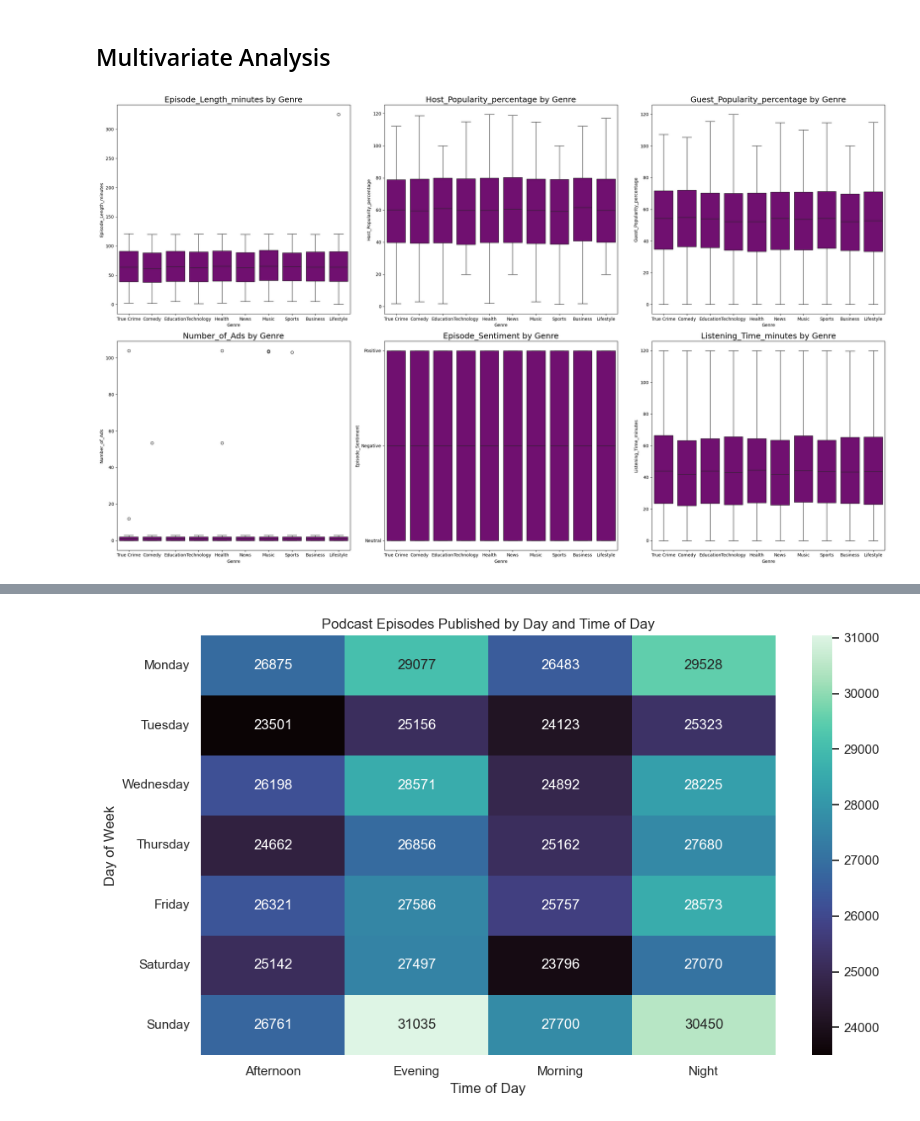
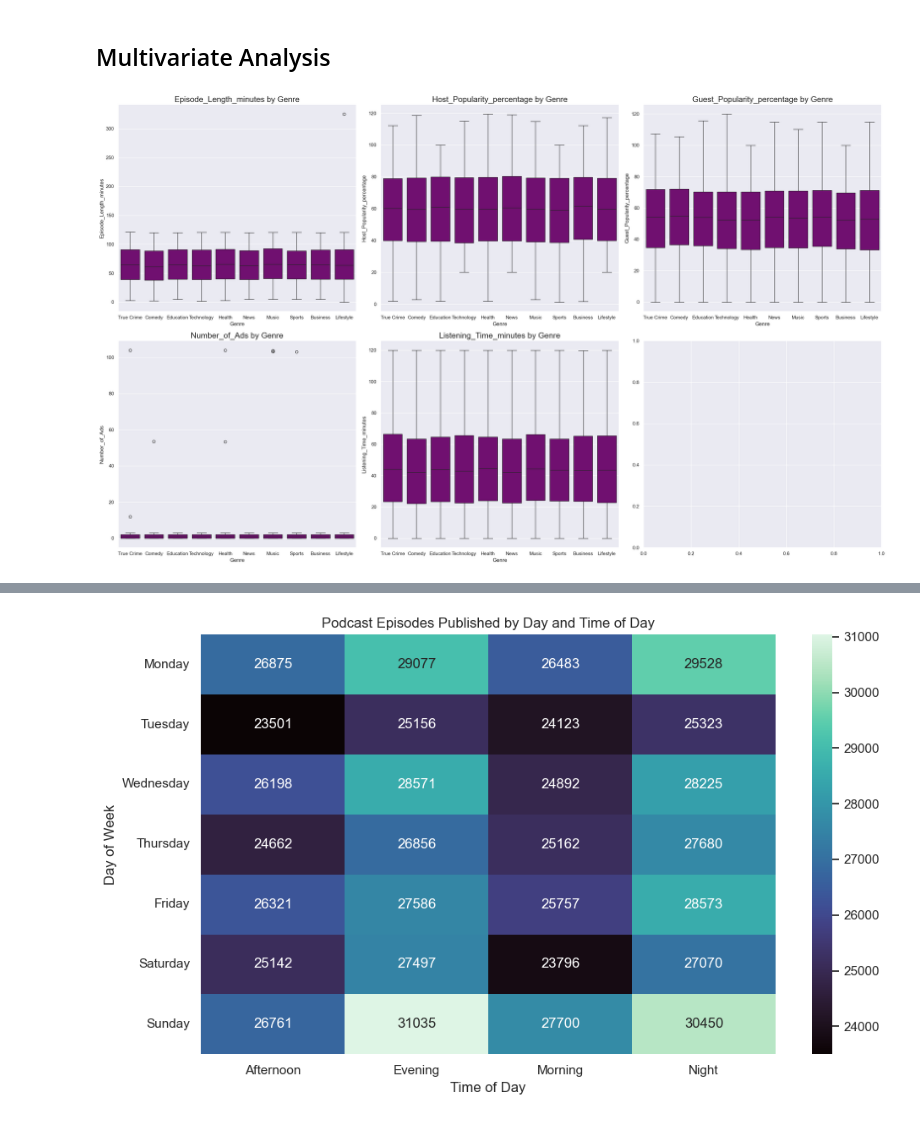
Before and after one commit to MaimunaBawa/Predict-Podcast-Listening-Time, a Jupyter notebook: Code/EDA-1.ipynb, the cells around one changed output, grey strips where cells are left out. Cells and saved outputs as stored; diff of their text form; code cells hidden in the pictures.

```diff
--- a/Code/EDA-1.ipynb
+++ b/Code/EDA-1.ipynb
@@ -118,9 +119,3 @@ dtype: int64
 df.duplicated().sum()
 # %% [output]
 0
-# %%
-# create a column representing the mean episode length of each podcast grouping
-df['Episode_Length_means'] = df.groupby('Podcast_Name')['Episode_Length_minutes'].transform('mean')
-#locate rows with null value in episode length column and fill them with the average
-df.loc[df['Episode_Length_minutes'].isnull(),'Episode_Length_minutes'] = df.loc[df['Episode_Length_minutes'].isnull(),'Episode_Length_means']
-df.isna().value_counts()
@@ -131,13 +122,13 @@ Name: count, dtype: int64
 # %%
-# Fill in
+# Fill in  missing values for "Episode_Length_minutes","Guest_Popularity_percentage","Number_of_Ads"
 
-df['Episode_Length_minutes'] = df.groupby('Podcast_Name')['Episode_Length_minutes'].transform(
-    lambda x: x.fillna(x.mean()))
+df["Episode_Length_minutes"] = df.groupby("Podcast_Name")["Episode_Length_minutes"].transform(
+    lambda x: x.fillna(x.median()))
 
-df['Guest_Popularity_percentage'] = df.groupby('Podcast_Name')['Guest_Popularity_percentage'].transform(
+df["Guest_Popularity_percentage"] = df.groupby("Podcast_Name")["Guest_Popularity_percentage"].transform(
     lambda x: x.fillna(x.median()))
 
 
-df['Number_of_Ads'] = df.groupby('Podcast_Name')['Number_of_Ads'].transform(
+df["Number_of_Ads"] = df.groupby("Podcast_Name")["Number_of_Ads"].transform(
     lambda x: x.fillna(x.median()))
 # %%
@@ -367,24 +369,24 @@ plt.show()
 # %%
 #Explore various feature vs “Genre” using lineplot
 numeric_features = [
     "Episode_Length_minutes", "Host_Popularity_percentage",
     "Guest_Popularity_percentage", "Number_of_Ads",
-    "Episode_Sentiment", "Listening_Time_minutes"
+    "Listening_Time_minutes"
 ]
 
 fig, axes = plt.subplots(2, 3, figsize=(25, 15))  # 6 plots for 6 features
 
 for idx, feature in enumerate(numeric_features):
     row = idx // 3
     col = idx % 3
     ax = axes[row, col]
 
     sns.boxplot(data=df, x="Genre", y=feature, ax=ax,color="purple")
     ax.set_title(f"{feature} by Genre", fontsize=18)
     ax.set_xlabel("Genre")
     ax.set_ylabel(feature)
 
 plt.tight_layout()
 plt.show()
 # %% [output]
-[figure, old version]
+[figure, new version]
```
Also changed, not shown: parts of 16 cells of this notebook, 3 other files.
